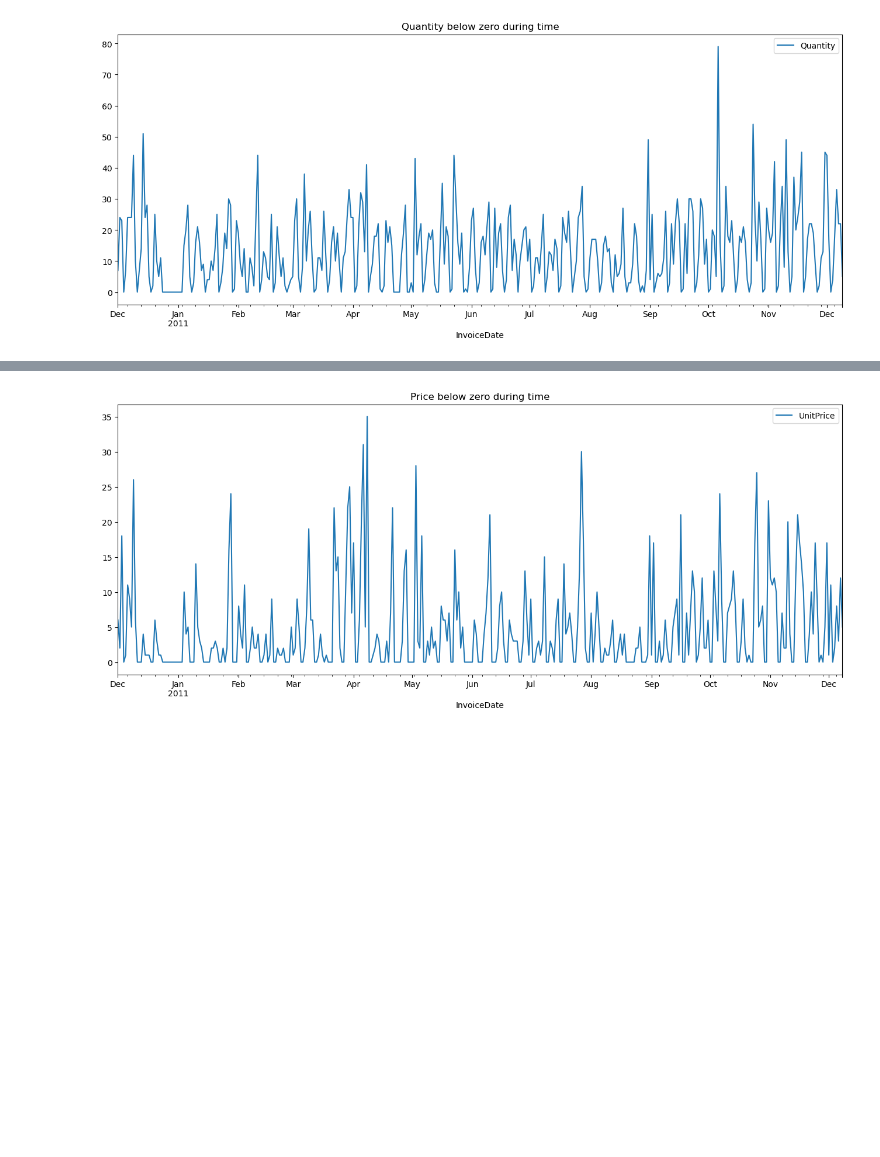
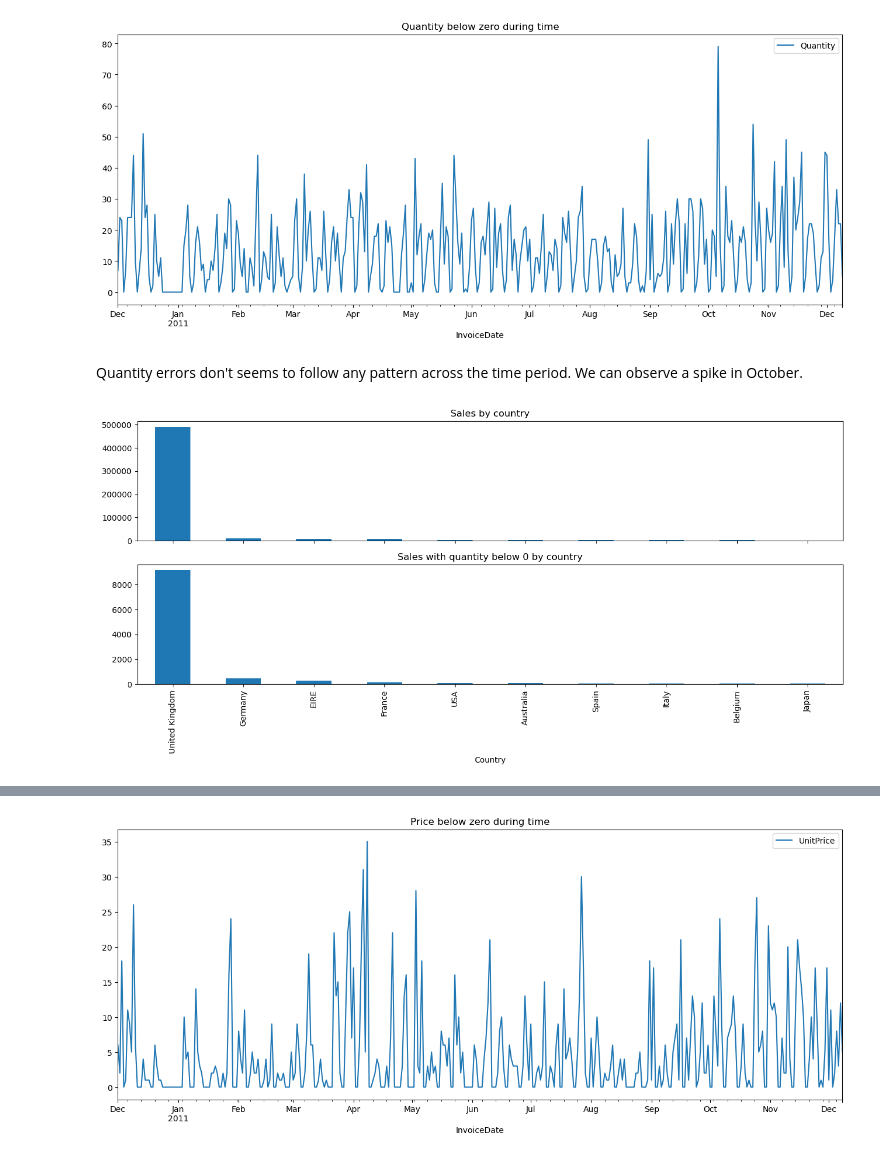
Before and after one commit to Drieger/clustering-ecommerce-clients, a Jupyter notebook: notebooks/cluster.ipynb, the cells around one changed output, grey strips where cells are left out. Cells and saved outputs as stored; diff of their text form; code cells hidden in the pictures; blank space fills up the shorter version.

```diff
--- a/notebooks/cluster.ipynb
+++ b/notebooks/cluster.ipynb
@@ -187,3 +186,18 @@ plt.title('Quantity below zero during time')
 plt.show()
 # %% [output]
 [figure]
+# %% [markdown]
+Quantity errors don't seems to follow any pattern across the time period. We can observe a spike in October.
+# %%
+# Check if there is any country with much more quantities below 0
+fig, axs = plt.subplots(2, 1, figsize=(16, 6), sharex=True)
+
+ax_0 = data.groupby('Country')['Quantity'].count().sort_values(ascending=False).head(10).plot.bar(ax=axs[0])
+ax_0.set_title('Sales by country')
+
+ax_1 = data[data['Quantity'] <= 0].groupby('Country')['Quantity'].count().sort_values(ascending=False).head(10).plot.bar(ax=axs[1])
+ax_1.set_title('Sales with quantity below 0 by country')
+
+plt.show()
+# %% [output]
+[figure, added]
```
Also changed, not shown: parts of 5 cells of this notebook.
